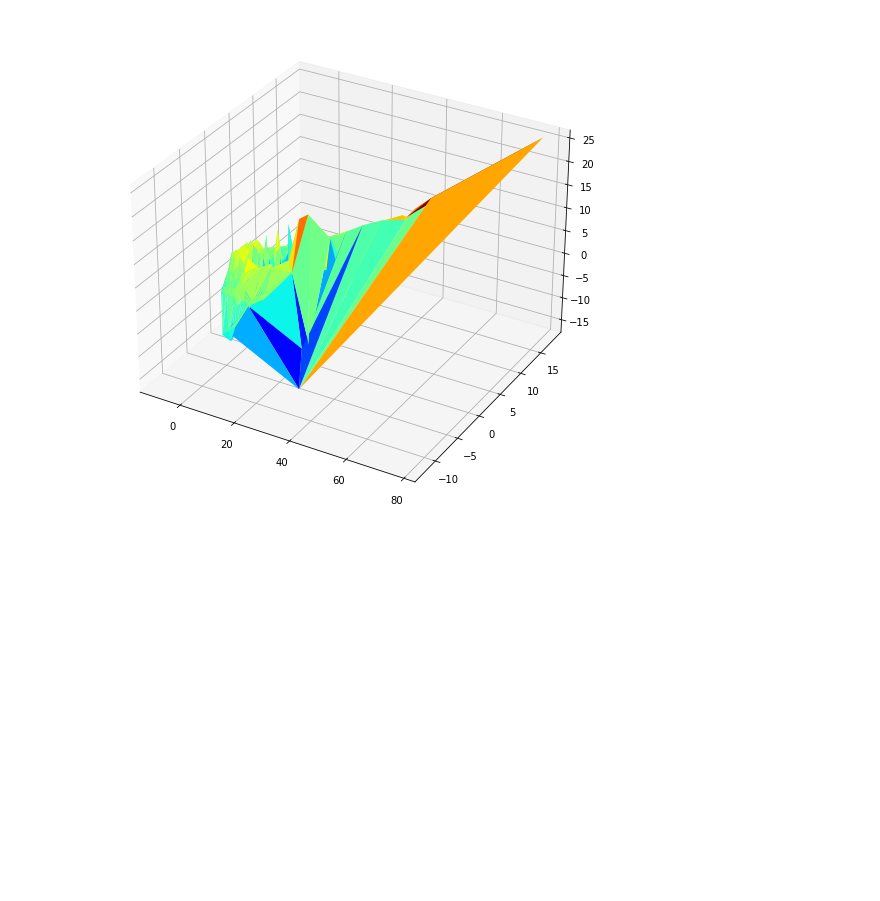
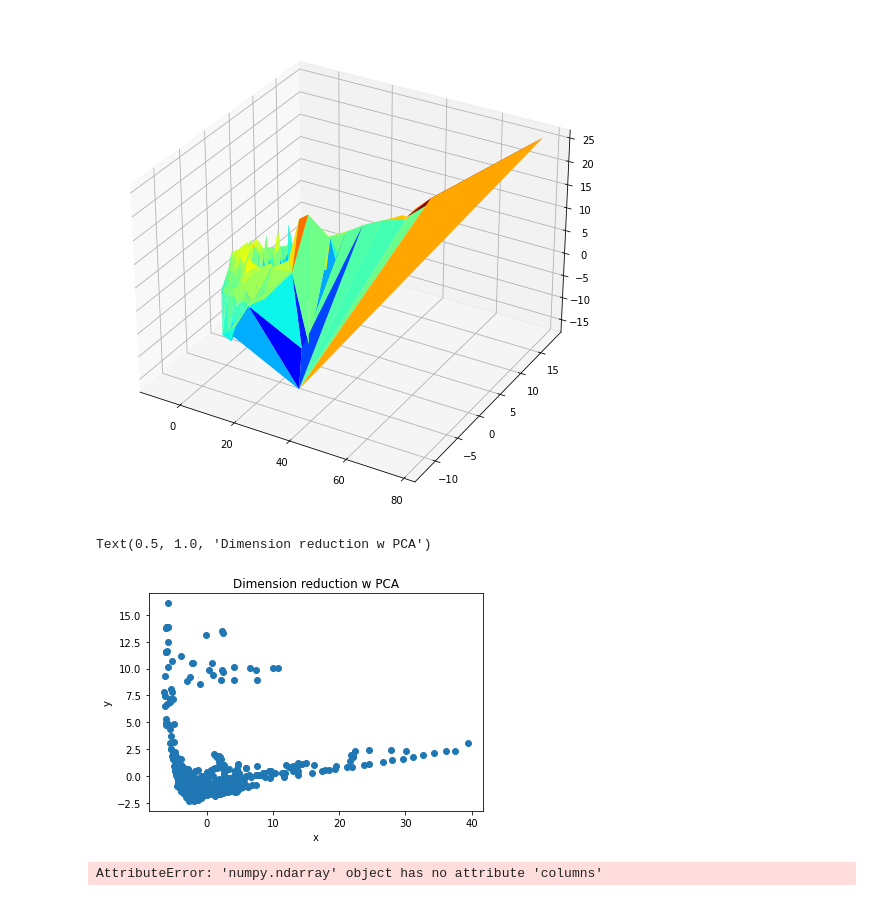
Before and after one commit to meidelien/Metabolic-network-layout-using-biochemical-coordinates, a Jupyter notebook: Notebooks/PCA.ipynb, the cells around one changed output. Cells and saved outputs as stored; diff of their text form; code cells hidden in the pictures; blank space fills up the shorter version.

```diff
--- a/Notebooks/PCA.ipynb
+++ b/Notebooks/PCA.ipynb
@@ -11,7 +11,7 @@ import matplotlib.pyplot as plt
 # %%
 # dfCore = pd.read_csv('https://raw.githubusercontent.com/meidelien/Metabolic-network-layout-using-biochemical-coordinates/main/data/Chemical_descriptors.csv', usecols=[2,5,6] + list(range(10,218)), index_col=0)
 # df1515 = pd.read_csv("Chemical_properties1515.csv")
-df1515 = pd.read_csv("https://raw.githubusercontent.com/meidelien/Metabolic-network-layout-using-biochemical-coordinates/main/data/Chemical_descriptors1515.csv", usecols=[2,5,6] + list(range (10,218)), index_col=0)
-df1515_2 = pd.read_csv("https://raw.githubusercontent.com/meidelien/Metabolic-network-layout-using-biochemical-coordinates/main/data/Chemical_descriptors1515.csv" + list(range (10,218)), index_col=0)
+# df1515 = pd.read_csv("https://raw.githubusercontent.com/meidelien/Metabolic-network-layout-using-biochemical-coordinates/main/data/Chemical_descriptors1515.csv", usecols=[2,5,6] + list(range (10,218)), index_col=0)
+# df1515_2 = pd.read_csv("https://raw.githubusercontent.com/meidelien/Metabolic-network-layout-using-biochemical-coordinates/main/data/Chemical_descriptors1515.csv")
 # dfID = pd.read_csv("https://raw.githubusercontent.com/meidelien/Metabolic-network-layout-using-biochemical-coordinates/main/data/Chemical_descriptors1515.csv")
-dfPCA = pd.read_csv("https://raw.githubusercontent.com/meidelien/Metabolic-network-layout-using-biochemical-coordinates/main/data/1515_for_PCA.csv", index_col=0)
+df1515 = pd.read_csv("https://raw.githubusercontent.com/meidelien/Metabolic-network-layout-using-biochemical-coordinates/main/data/1515_for_PCA.csv")
@@ -167,3 +224,23 @@ plt.show()
 [figure]
 # %%
 principal_descriptors_df["ID"] = dfID["#ID"]
+# %%
+from sklearn.preprocessing import scale
+import matplotlib.pyplot as plt
+
+x = dfPCA.values
+
+# Scale large vals
+x = StandardScaler().fit_transform(x)
+
+pca_2 = PCA(n_components = 2)
+
+X_r = pca_2.fit_transform(scale(x)).T
+# %%
+plt.scatter(X_r[0], X_r[1])
+plt.xlabel ("x")
+plt.ylabel ("y")
+plt.title("Dimensionality reduction w PCA")
+# %% [output]
+Text(0.5, 1.0, 'Dimension reduction w PCA')
+[figure, added]
@@ -169,0 +249,41 @@ principal_descriptors_df["ID"] = dfID["#ID"]
+# %%
+import plotly.express as px
+from sklearn.decomposition import PCA
+from sklearn.preprocessing import StandardScaler
+
+import numpy as np
+
+print(df1515.columns)
+# df = px.data.iris()
+features = ['mass', 'MaxEStateIndex', 'MinEStateIndex', 'MaxAbsEStateIndex',
+       'MinAbsEStateIndex', 'qed', 'MolWt', 'HeavyAtomMolWt', 'ExactMolWt',
+       'NumValenceElectrons', 'MaxPartialCharge', 'MinPartialCharge',
+       'MaxAbsPartialCharge', 'MinAbsPartialCharge', 'FpDensityMorgan1',
+       'FpDensityMorgan2', 'FpDensityMorgan3', 'BCUT2D_MWHI', 'BCUT2D_MWLOW',
+       'BCUT2D_CHGHI', 'BCUT2D_CHGLO', 'BCUT2D_LOGPHI', 'BCUT2D_LOGPLOW',
+       'BCUT2D_MRHI', 'BCUT2D_MRLOW', 'BalabanJ', 'BertzCT', 'Chi0', 'Chi0n',
+       'Chi0v', 'Chi1', 'Chi1n', 'Chi1v', 'Chi2n', 'Chi2v', 'Chi3n', 'Chi3v',
+       'Chi4n', 'Chi4v', 'HallKierAlpha', 'Ipc', 'Kappa1', 'Kappa2', 'Kappa3',
+       'LabuteASA', 'PEOE_VSA1', 'SMR_VSA1', 'SlogP_VSA2', 'SlogP_VSA3',
+       'TPSA', 'FractionCSP3', 'HeavyAtomCount', 'NOCount', 'NumHAcceptors',
+       'NumHeteroatoms', 'NumRotatableBonds', 'MolLogP', 'MolMR']
+
+df1515 = StandardScaler().fit_transform(df1515[features])
+pca = PCA()
+
+components = pca.fit_transform(df1515[features])
+labels = {
+    str(i): f"PC {i+1} ({var:.1f}%)"
+    for i, var in enumerate(pca.explained_variance_ratio_ * 100)
+}
+
+fig = px.scatter_matrix(
+    components,
+    labels=labels,
+    dimensions=range(4),
+    color=df1515["Name"] # ["species"]
+)
+fig.update_traces(diagonal_visible=False)
+fig.show()
+# %% [output]
+AttributeError: 'numpy.ndarray' object has no attribute 'columns'
```
Also changed, not shown: parts of 15 cells of this notebook, 2 other files.
